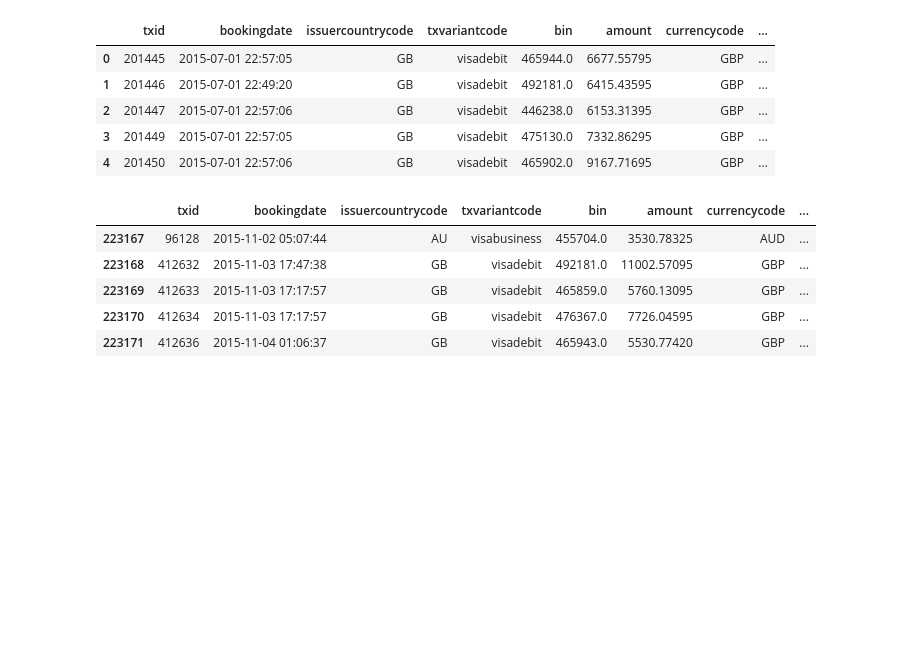
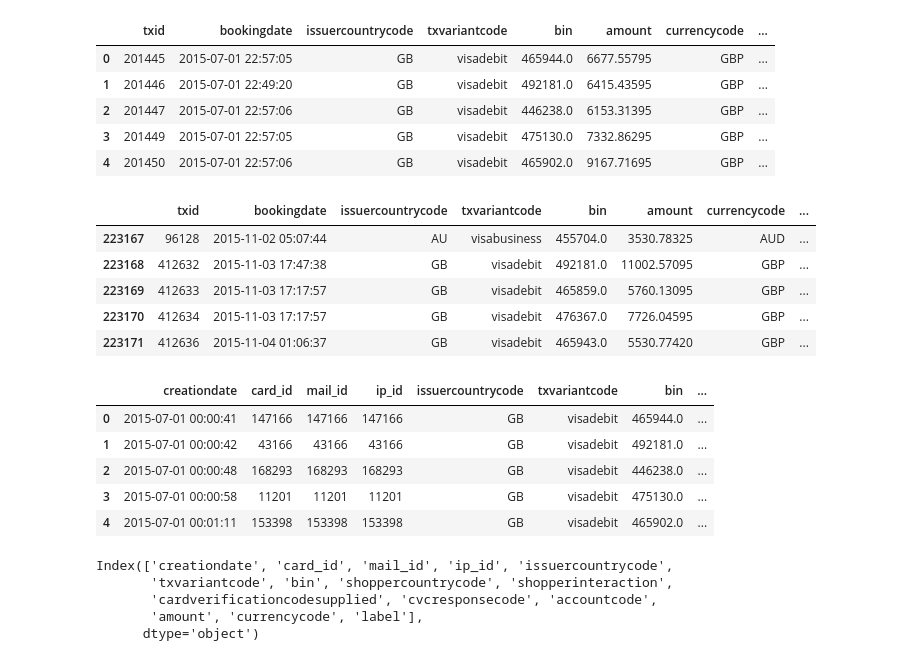
Before and after one commit to simionAndrei/CyberFraud1, a Jupyter notebook: Exploratory Analysis.ipynb, the cells around one changed output. Cells and saved outputs as stored; diff of their text form; code cells hidden in the pictures; blank space fills up the shorter version.

```diff
--- a/Exploratory Analysis.ipynb
+++ b/Exploratory Analysis.ipynb
@@ -175,3 +175,34 @@ df.tail()
 | 223169 | 412633 | 2015-11-03 17:17:57 | GB | visadebit | 465859.0 | 5760.13095 | GBP | ... |
 | 223170 | 412634 | 2015-11-03 17:17:57 | GB | visadebit | 476367.0 | 7726.04595 | GBP | ... |
 | 223171 | 412636 | 2015-11-04 01:06:37 | GB | visadebit | 465943.0 | 5530.77420 | GBP | ... |
+# %%
+df.drop(["txid", "bookingdate"], inplace = True, axis = 1)
+df.replace({'simple_journal': {"Settled": 0, "Chargeback": 1}}, inplace = True)
+
+columns = ["creationdate", "card_id", "mail_id", "ip_id", "issuercountrycode", "txvariantcode",
+           "bin", "shoppercountrycode", "shopperinteraction", "cardverificationcodesupplied",
+           "cvcresponsecode", "accountcode", "amount", "currencycode", "simple_journal"]
+
+df = df[columns]
+df.rename(columns = {'simple_journal': 'label'}, inplace = True)
+# %%
+df.mail_id = pd.Categorical(df.mail_id).codes
+df.ip_id = pd.Categorical(df.ip_id).codes
+df.card_id = pd.Categorical(df.card_id).codes
+# %%
+df.head()
+# %% [output]
+|  | creationdate | card_id | mail_id | ip_id | issuercountrycode | txvariantcode | bin | ... |
+| 0 | 2015-07-01 00:00:41 | 147166 | 147166 | 147166 | GB | visadebit | 465944.0 | ... |
+| 1 | 2015-07-01 00:00:42 | 43166 | 43166 | 43166 | GB | visadebit | 492181.0 | ... |
+| 2 | 2015-07-01 00:00:48 | 168293 | 168293 | 168293 | GB | visadebit | 446238.0 | ... |
+| 3 | 2015-07-01 00:00:58 | 11201 | 11201 | 11201 | GB | visadebit | 475130.0 | ... |
+| 4 | 2015-07-01 00:01:11 | 153398 | 153398 | 153398 | GB | visadebit | 465902.0 | ... |
+# %%
+df.columns
+# %% [output]
+Index(['creationdate', 'card_id', 'mail_id', 'ip_id', 'issuercountrycode',
+       'txvariantcode', 'bin', 'shoppercountrycode', 'shopperinteraction',
+       'cardverificationcodesupplied', 'cvcresponsecode', 'accountcode',
+       'amount', 'currencycode', 'label'],
+      dtype='object')
```
Also changed, not shown: parts of 11 cells of this notebook, 1 other file.
